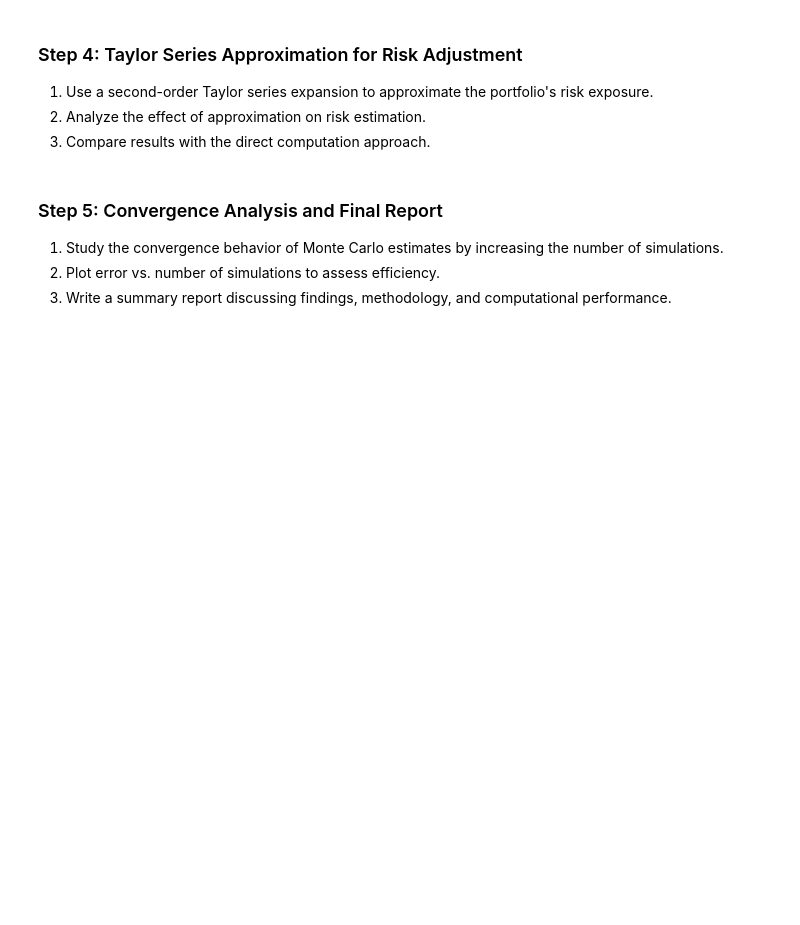
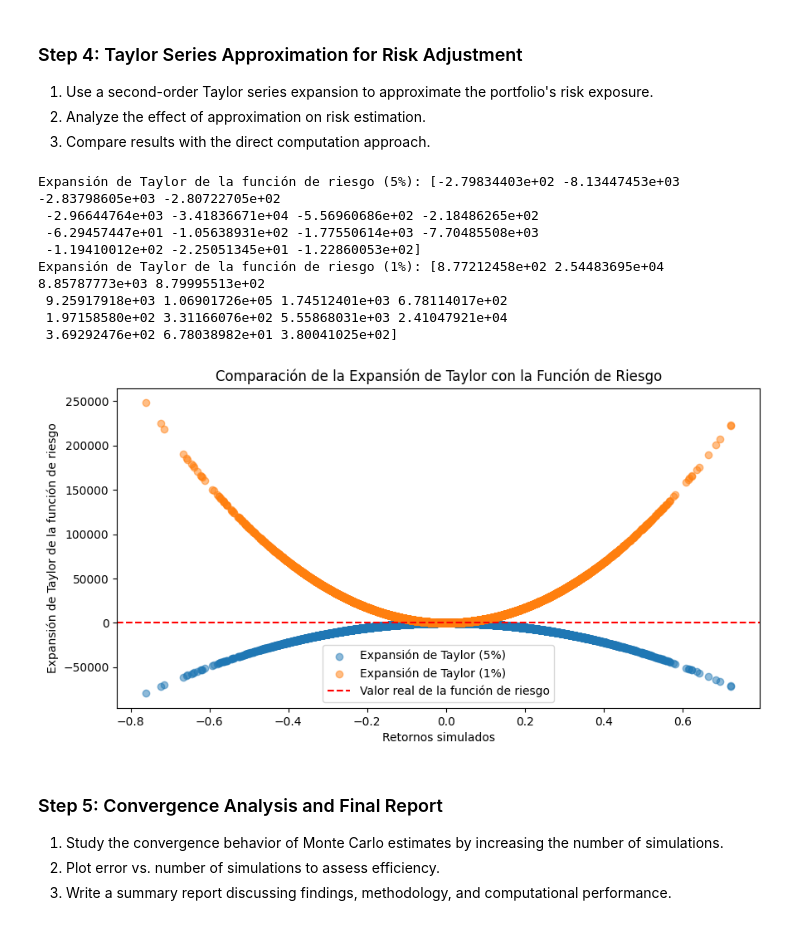
Before and after one commit to Anal-isis-Numerico/Monte-Carlo-VaR-Simulation, a Jupyter notebook: main.ipynb, the cells around one changed output. Saved outputs shown, nothing was run; the diff lists cells and outputs as text; code cells hidden in the pictures; blank space fills up the shorter version.

```diff
--- a/main.ipynb
+++ b/main.ipynb
@@ -412,6 +429,65 @@ print("QRNG Antitético - Monte Carlo: VaR 95% = {:.2f}%, VaR 99% = {:.2f}%".for
 1. Use a second-order Taylor series expansion to approximate the portfolio's risk exposure.
 2. Analyze the effect of approximation on risk estimation.
 3. Compare results with the direct computation approach.
+# %%
+import numpy as np
+import scipy.stats as stats
+import matplotlib.pyplot as plt
+
+# Parámetros de la simulación
+num_simulations = 10000  # Número de simulaciones
+mu = 0.001  # Retorno esperado diario
+
+returns = np.random.normal(mu, sigma, num_simulations)
+
+plt.figure(figsize=(10, 5))
+percentiles=[5,1]
+for percentile in percentiles:
+
+
+    def risk_function(theta):
+        """
+        Calcula el percentil 5% de los retornos simulados con una media theta.
+        """
+        simulated_returns = np.random.normal(theta, sigma, num_simulations)
+        return np.percentile(simulated_returns, percentile)
+
+    # Aproximación de Taylor de segundo orden en torno a mu (theta_0)
+    delta_theta = 0.0001  # Pequeña variación para calcular derivadas
+
+    # Primera derivada de la función de riesgo (aproximación numérica)
+    risk_prime = (risk_function(mu + delta_theta) - risk_function(mu)) / delta_theta
+
+    # Segunda derivada de la función de riesgo (aproximación numérica)
+    risk_double_prime = (risk_function(mu + delta_theta) - 2 * risk_function(mu) + risk_function(mu - delta_theta)) / (delta_theta ** 2)
+
+    # Expansión de Taylor de segundo orden aplicada a la función de riesgo
+    # Se usa la serie de Taylor en torno a mu con términos lineales y cuadráticos
+    risk_taylor = risk_function(mu) + risk_prime * (returns - mu) + 0.5 * risk_double_prime * (returns - mu) ** 2
+
+
+
+    print("Expansión de Taylor de la función de riesgo ({}%):".format(percentile), risk_taylor[::700])  # Mostramos solo los primeros 10 valores
+
+    # Gráfica de la expansión de Taylor vs valores simulados
+
+    plt.scatter(returns, risk_taylor, alpha=0.5, label='Expansión de Taylor ({}%)'.format(percentile))
+plt.axhline(y=risk_function(mu), color='r', linestyle='--', label='Valor real de la función de riesgo')
+plt.xlabel('Retornos simulados')
+plt.ylabel('Expansión de Taylor de la función de riesgo')
+plt.legend()
+plt.title('Comparación de la Expansión de Taylor con la Función de Riesgo')
+plt.show()
+# %% [output]
+Expansión de Taylor de la función de riesgo (5%): [-2.79834403e+02 -8.13447453e+03 -2.83798605e+03 -2.80722705e+02
+ -2.96644764e+03 -3.41836671e+04 -5.56960686e+02 -2.18486265e+02
+ -6.29457447e+01 -1.05638931e+02 -1.77550614e+03 -7.70485508e+03
+ -1.19410012e+02 -2.25051345e+01 -1.22860053e+02]
+Expansión de Taylor de la función de riesgo (1%): [8.77212458e+02 2.54483695e+04 8.85787773e+03 8.79995513e+02
+ 9.25917918e+03 1.06901726e+05 1.74512401e+03 6.78114017e+02
+ 1.97158580e+02 3.31166076e+02 5.55868031e+03 2.41047921e+04
+ 3.69292476e+02 6.78038982e+01 3.80041025e+02]
+[figure, added]
 # %% [markdown]
 ### Step 5: Convergence Analysis and Final Report
 
```
Also changed, not shown: parts of 4 cells of this notebook.
